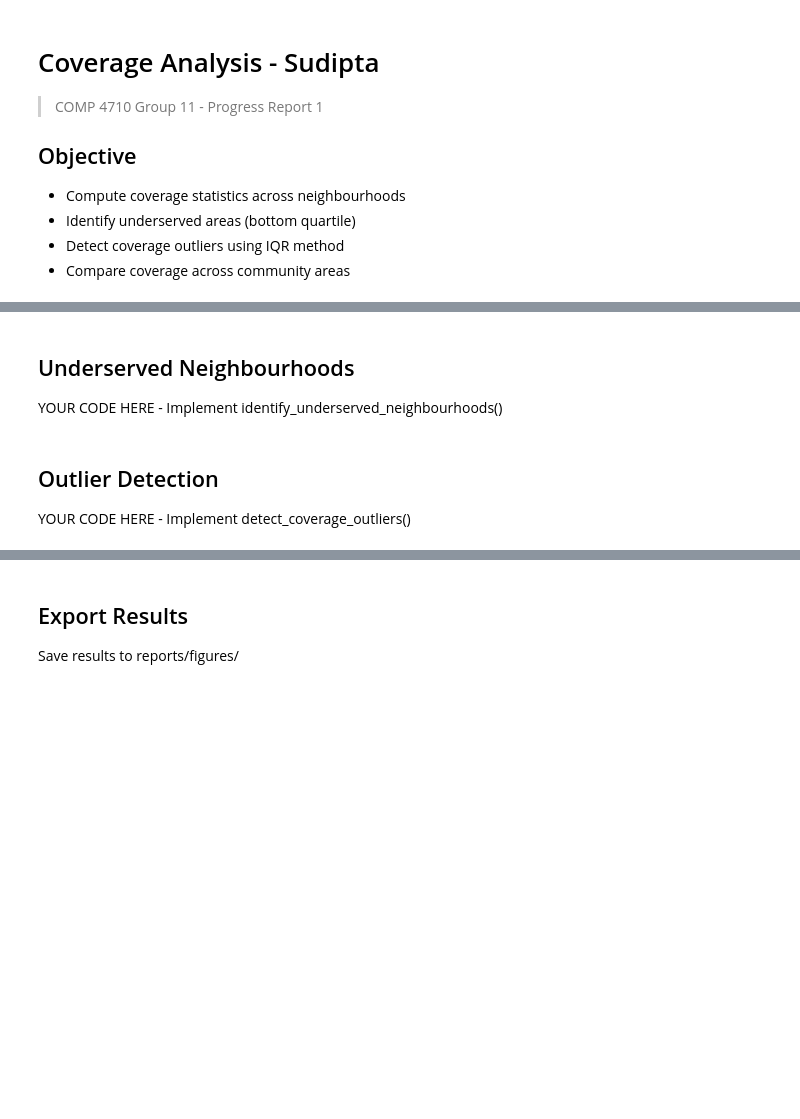
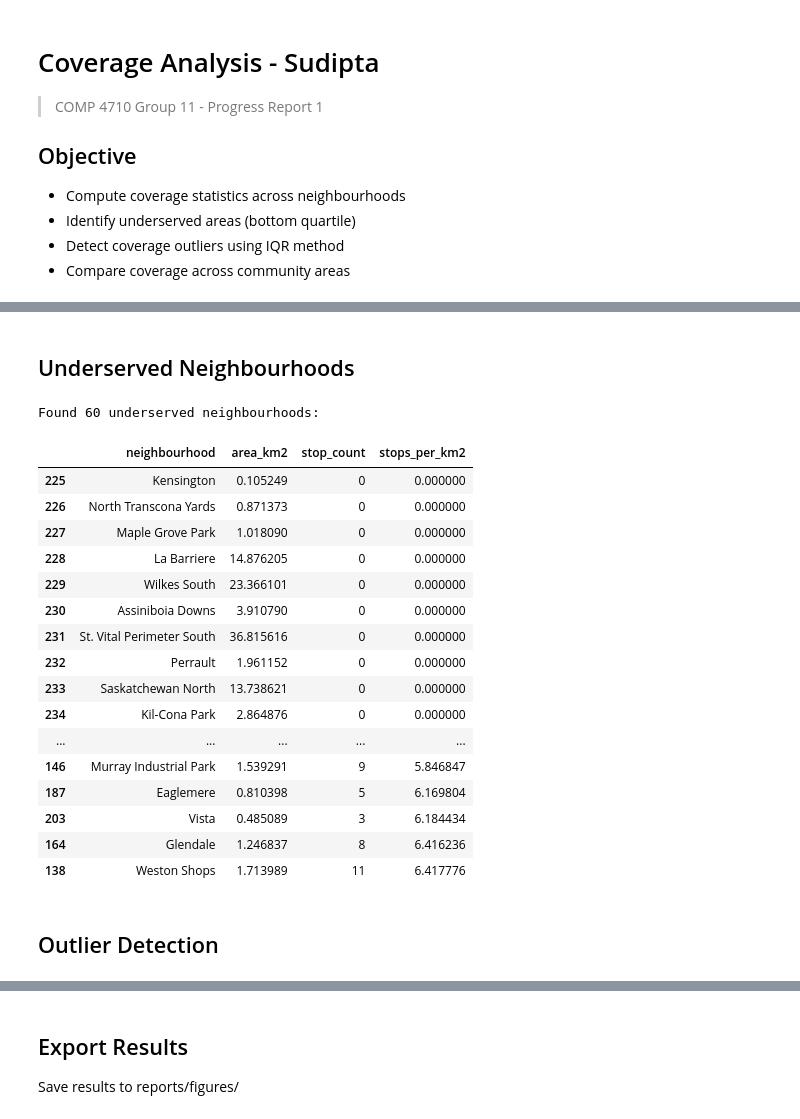
Before and after one commit to ahmedas22/ywg-ptn-analysis-4710-g11, a Jupyter notebook: notebooks/1.1-sudipta-coverage.ipynb, the cells around one changed output, grey strips where cells are left out. Drawn from its saved outputs; the diff is of its cells as text; code cells hidden in the pictures; blank space fills up the shorter version.

```diff
--- a/notebooks/1.1-sudipta-coverage.ipynb
+++ b/notebooks/1.1-sudipta-coverage.ipynb
@@ -48,15 +74,30 @@ YOUR CODE HERE - Implement compute_coverage_statistics()
 # %% [markdown]
 ## Underserved Neighbourhoods
-
-YOUR CODE HERE - Implement identify_underserved_neighbourhoods()
 # %%
 # Find underserved areas (bottom 25%)
-# underserved = identify_underserved_neighbourhoods(threshold_percentile=25.0)
-# print(f"Found {len(underserved)} underserved neighbourhoods:")
-# underserved
+underserved = coverage.identify_underserved_neighbourhoods(threshold_percentile=25.0)
+print(f"Found {len(underserved)} underserved neighbourhoods:")
+underserved
+# %% [output]
+Found 60 underserved neighbourhoods:
+|  | neighbourhood | area_km2 | stop_count | stops_per_km2 |
+| 225 | Kensington | 0.105249 | 0 | 0.000000 |
+| 226 | North Transcona Yards | 0.871373 | 0 | 0.000000 |
+| 227 | Maple Grove Park | 1.018090 | 0 | 0.000000 |
+| 228 | La Barriere | 14.876205 | 0 | 0.000000 |
+| 229 | Wilkes South | 23.366101 | 0 | 0.000000 |
+| 230 | Assiniboia Downs | 3.910790 | 0 | 0.000000 |
+| 231 | St. Vital Perimeter South | 36.815616 | 0 | 0.000000 |
+| 232 | Perrault | 1.961152 | 0 | 0.000000 |
+| 233 | Saskatchewan North | 13.738621 | 0 | 0.000000 |
+| 234 | Kil-Cona Park | 2.864876 | 0 | 0.000000 |
+| ... | ... | ... | ... | ... |
+| 146 | Murray Industrial Park | 1.539291 | 9 | 5.846847 |
+| 187 | Eaglemere | 0.810398 | 5 | 6.169804 |
+| 203 | Vista | 0.485089 | 3 | 6.184434 |
+| 164 | Glendale | 1.246837 | 8 | 6.416236 |
+| 138 | Weston Shops | 1.713989 | 11 | 6.417776 |
 # %% [markdown]
 ## Outlier Detection
-
-YOUR CODE HERE - Implement detect_coverage_outliers()
 # %%
 # Detect outliers using IQR method
```
Also changed, not shown: parts of 24 cells of this notebook, 33 other files.
